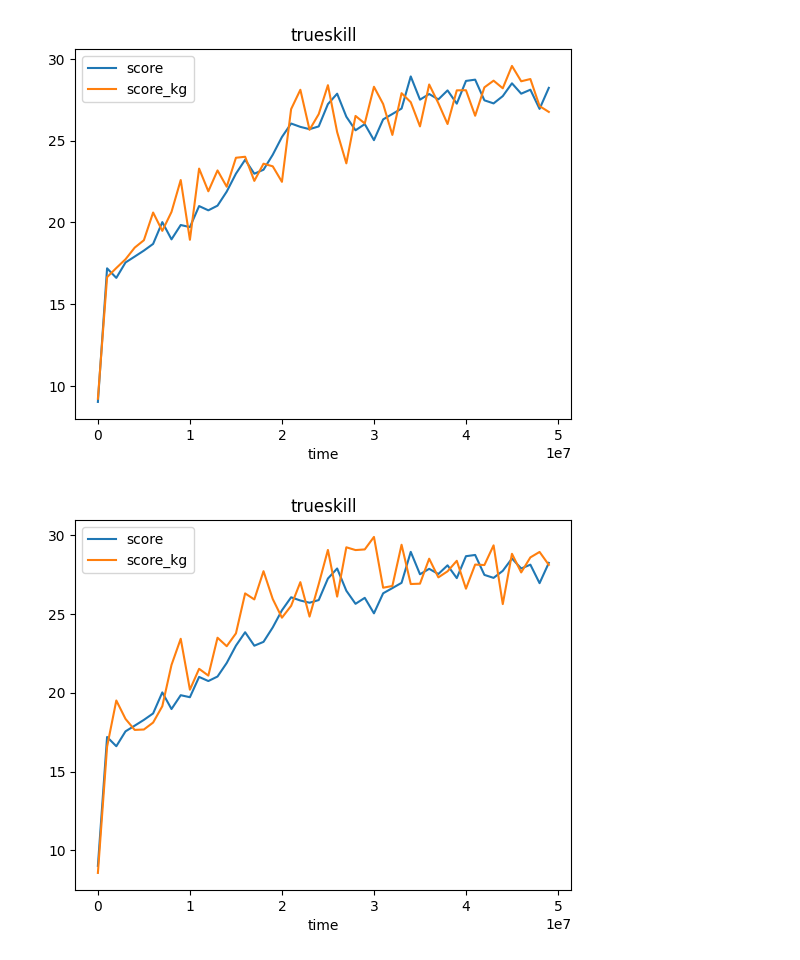
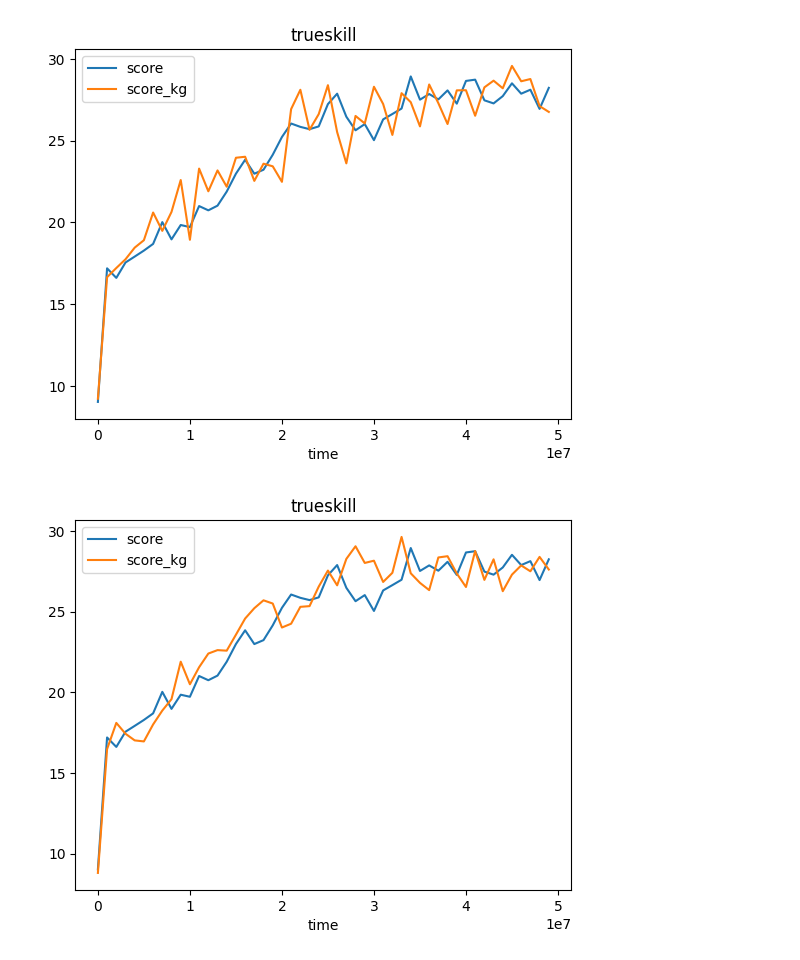
Before and after one commit to adFrej/kg-rl-rts, a Jupyter notebook: training_loss.ipynb, the cells around one changed output. Cells and saved outputs as stored; diff of their text form; code cells hidden in the pictures.

```diff
--- a/training_loss.ipynb
+++ b/training_loss.ipynb
@@ -241,12 +241,13 @@ draw_score_by_list([
 # %%
 # 6 walk depth, ~3.5 mil walks
 draw_score_by_list([
     r"MicroRTSGridModeVecEnv__ppo_gridnet____8__1724231973",
     r"MicroRTSGridModeVecEnv__ppo_gridnet____9__1724275145",
     r"MicroRTSGridModeVecEnv__ppo_gridnet____10__1724368618",
     r"MicroRTSGridModeVecEnv__ppo_gridnet____11__1725054040",
 ], [
     r"MicroRTSGridModeVecEnv__ppo_gridnet__prior__kg6__27__1725600878",
+    r"MicroRTSGridModeVecEnv__ppo_gridnet__prior__kg6__28__1725665586",
 ])
 # %% [output]
-[figure, old version]
+[figure, new version]
```
Also changed, not shown: 54 other files.
